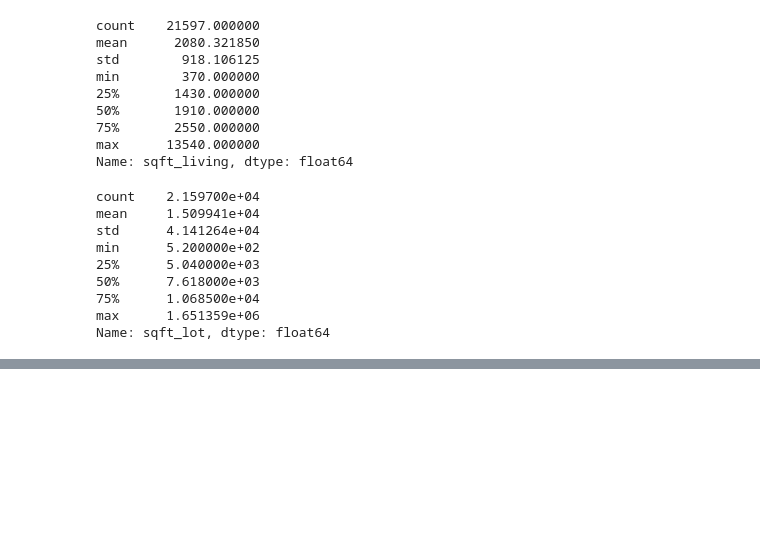
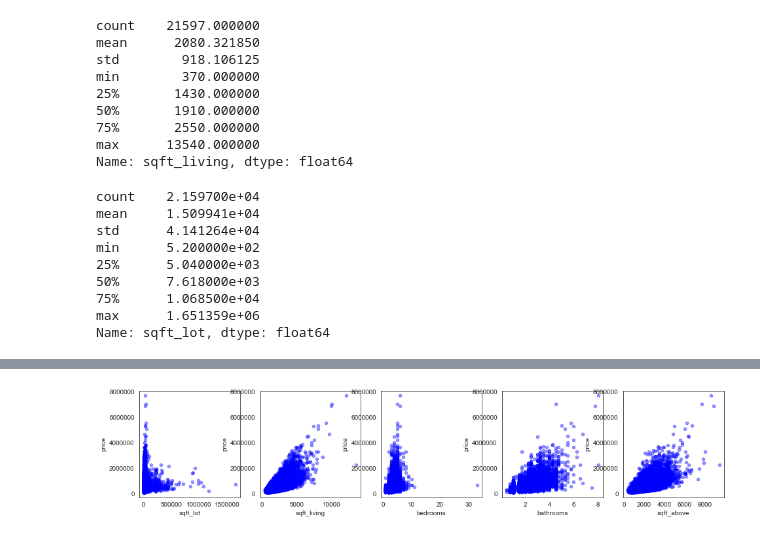
Before and after one commit to marwankalo/dsc-mod-2-project-v2-1-london-ds-02172020, a Jupyter notebook: Anila.ipynb, the cells around one changed output, grey strips where cells are left out. Cells and saved outputs as stored; diff of their text form; code cells hidden in the pictures; blank space fills up the shorter version.

```diff
--- a/Anila.ipynb
+++ b/Anila.ipynb
@@ -133,8 +128,0 @@ plt.show()
-# %%
-import matplotlib.pyplot as plt
-%matplotlib inline
-
-fig, axes = plt.subplots(nrows=1, ncols=4, figsize=(16,3))
-
-for xcol, ax in zip(['sqft_lot', 'sqft_living', 'bedrooms', 'bathrooms'], axes):
-    data.plot(kind='scatter', x=xcol, y='price', ax=ax, alpha=0.4, color='b')
@@ -323,0 +156,12 @@ sns.heatmap(data_pred.corr(), center=0, cmap="YlGnBu")
+# %%
+import matplotlib.pyplot as plt
+%matplotlib inline
+
+fig, axes = plt.subplots(nrows=1, ncols=5, figsize=(16,3)) #it's important to note that I know I have not included
+#the basement plot in ncols, sometimes it works when 6 is put in, but most of the time i get an error, so i have put
+# 5 as default.
+
+for xcol, ax in zip(['sqft_lot', 'sqft_living', 'bedrooms', 'bathrooms', 'sqft_above', 'sqft_basement'], axes):
+    data.plot(kind='scatter', x=xcol, y='price', ax=ax, alpha=0.4, color='b')
+# %% [output]
+[figure, added]
```
Also changed, not shown: parts of 94 cells of this notebook.
